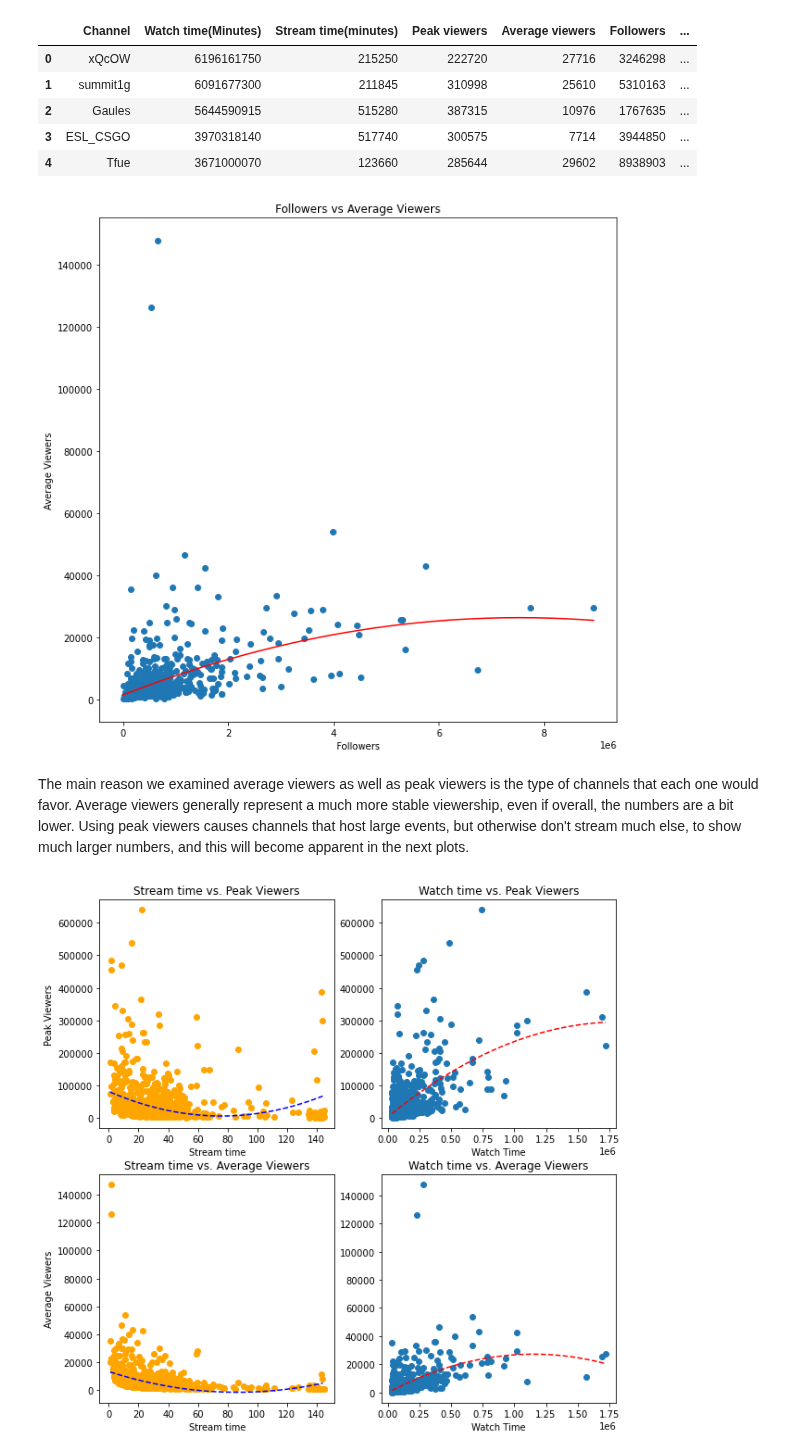
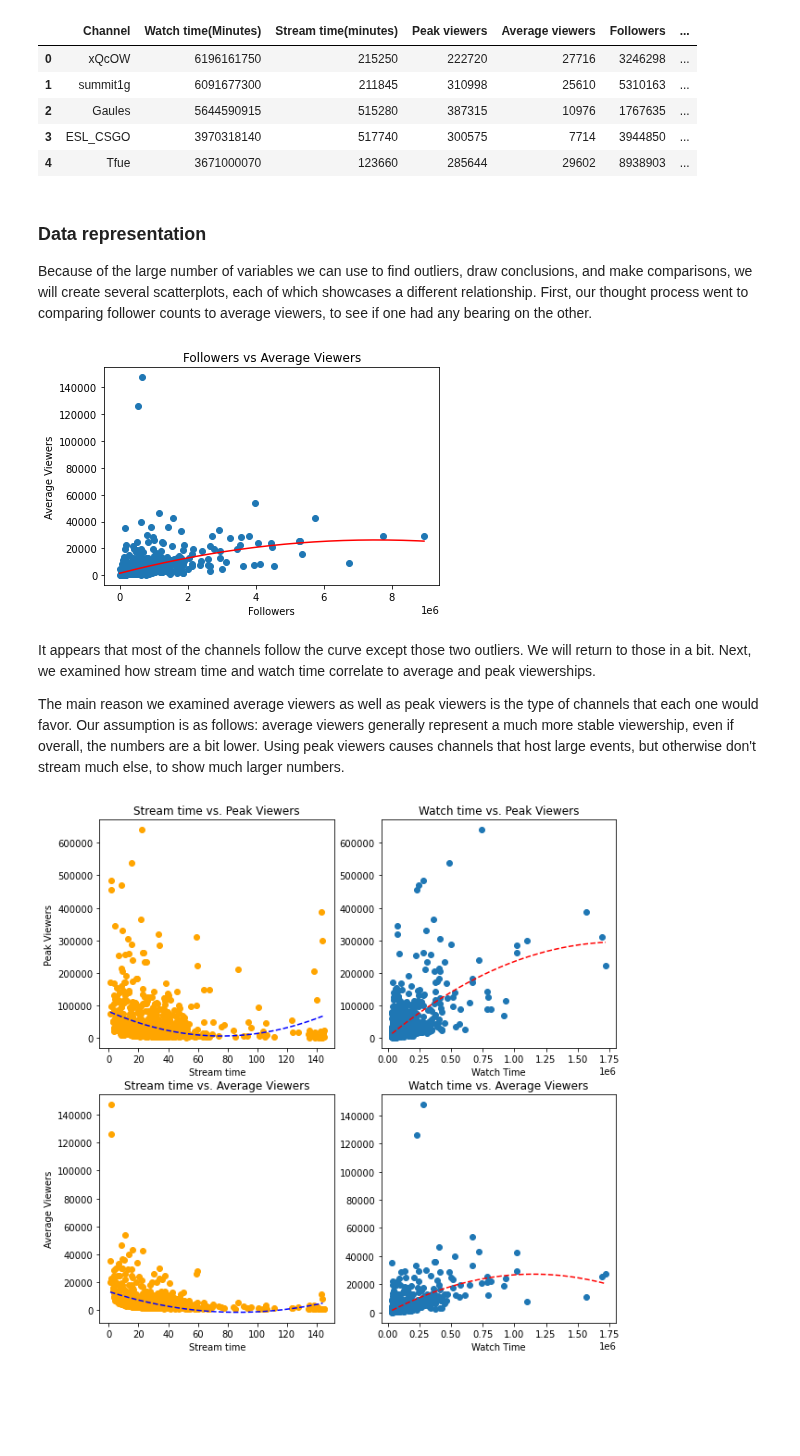
Before and after one commit to BeanutPutters/BeanutPutters.github.io, a Jupyter notebook: project0/Final.ipynb, the cells around one changed output. Saved outputs shown, nothing was run; the diff lists cells and outputs as text; code cells hidden in the pictures; blank space fills up the shorter version.

```diff
--- a/project0/Final.ipynb
+++ b/project0/Final.ipynb
@@ -51,29 +51,33 @@ data.head()
 | 2 | Gaules | 5644590915 | 515280 | 387315 | 10976 | 1767635 | ... |
 | 3 | ESL_CSGO | 3970318140 | 517740 | 300575 | 7714 | 3944850 | ... |
 | 4 | Tfue | 3671000070 | 123660 | 285644 | 29602 | 8938903 | ... |
+# %% [markdown]
+### Data representation
+Because of the large number of variables we can use to find outliers, draw conclusions, and make comparisons, we will create several scatterplots, each of which showcases a different relationship. First, our thought process went to comparing follower counts to average viewers, to see if one had any bearing on the other.
 # %%
-plt.figure(figsize=(10,10))
 plt.scatter(data["Followers"], data["Average viewers"])
 
 # Customized fit function
 def objective(x, a, b, c):
     return a * x + b * x**2 + c
 
 # Fitting the data
 popt, _ = curve_fit(objective, data["Followers"], data["Average viewers"])
 a, b, c = popt
 x_line = np.arange(min(data["Followers"]), max(data["Followers"]), 0.8)
 y_line = objective(x_line, a, b, c)
 
 plt.plot(x_line, y_line, color='red')
 plt.title("Followers vs Average Viewers")
 plt.xlabel("Followers")
 plt.ylabel("Average Viewers")
 plt.show()
 # %% [output]
-[figure, old version]
+[figure, new version]
 # %% [markdown]
-The main reason we examined average viewers as well as peak viewers is the type of channels that each one would favor. Average viewers generally represent a much more stable viewership, even if overall, the numbers are a bit lower. Using peak viewers causes channels that host large events, but otherwise don't stream much else, to show much larger numbers, and this will become apparent in the next plots.
+It appears that most of the channels follow the curve except those two outliers. We will return to those in a bit. Next, we examined how stream time and watch time correlate to average and peak viewerships.
+
+The main reason we examined average viewers as well as peak viewers is the type of channels that each one would favor. Our assumption is as follows: average viewers generally represent a much more stable viewership, even if overall, the numbers are a bit lower. Using peak viewers causes channels that host large events, but otherwise don't stream much else, to show much larger numbers.
 # %%
 plt.figure(figsize=(10,10))
 # Subplot 1
```
Also changed, not shown: parts of 15 cells of this notebook.
